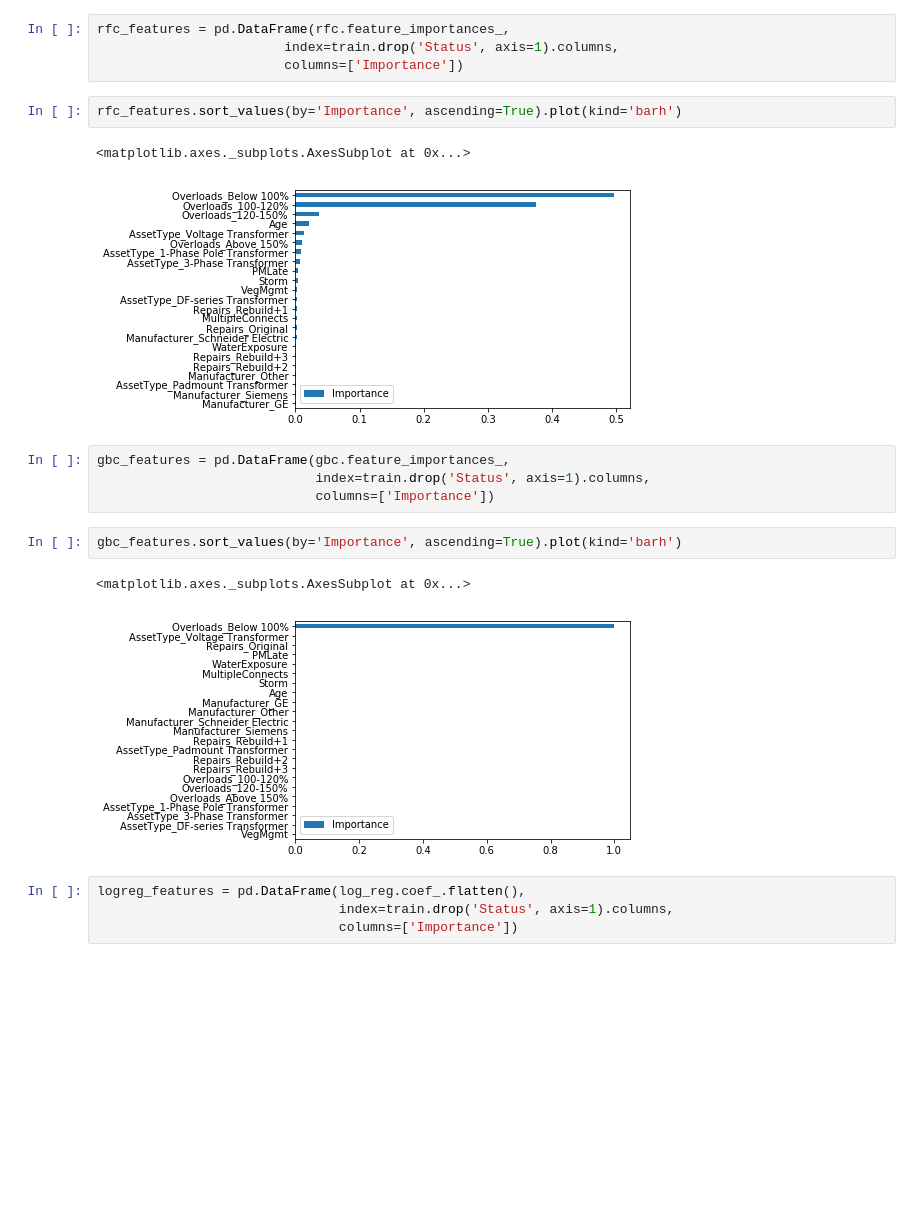
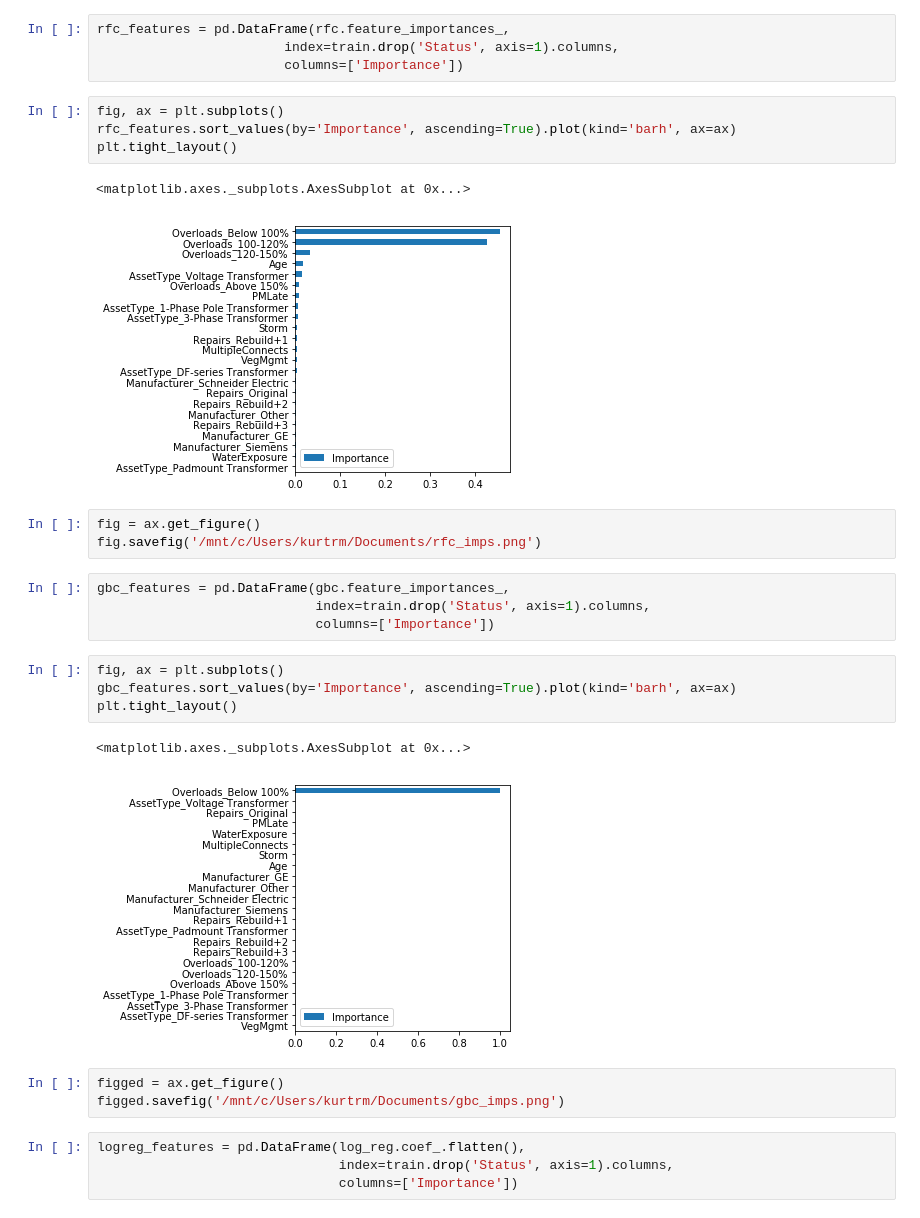
Before and after one commit to kurtrm/predicting_equipment_failure, a Jupyter notebook: notebooks/rigorous_modeling.ipynb, the cells around one changed output. Drawn from its saved outputs; the diff is of its cells as text; blank space fills up the shorter version.

```diff
--- a/notebooks/rigorous_modeling.ipynb
+++ b/notebooks/rigorous_modeling.ipynb
@@ -147,19 +145,29 @@ rfc_features = pd.DataFrame(rfc.feature_importances_,
                         index=train.drop('Status', axis=1).columns,
                         columns=['Importance'])
 # %%
-rfc_features.sort_values(by='Importance', ascending=True).plot(kind='barh')
+fig, ax = plt.subplots()
+rfc_features.sort_values(by='Importance', ascending=True).plot(kind='barh', ax=ax)
+plt.tight_layout()
 # %% [output]
 <matplotlib.axes._subplots.AxesSubplot at 0x...>
-[figure, old version]
+[figure, new version]
+# %%
+fig = ax.get_figure()
+fig.savefig('/mnt/c/Users/kurtrm/Documents/rfc_imps.png')
 # %%
 gbc_features = pd.DataFrame(gbc.feature_importances_,
                             index=train.drop('Status', axis=1).columns,
                             columns=['Importance'])
 # %%
-gbc_features.sort_values(by='Importance', ascending=True).plot(kind='barh')
+fig, ax = plt.subplots()
+gbc_features.sort_values(by='Importance', ascending=True).plot(kind='barh', ax=ax)
+plt.tight_layout()
 # %% [output]
 <matplotlib.axes._subplots.AxesSubplot at 0x...>
-[figure, old version]
+[figure, new version]
+# %%
+figged = ax.get_figure()
+figged.savefig('/mnt/c/Users/kurtrm/Documents/gbc_imps.png')
 # %%
 logreg_features = pd.DataFrame(log_reg.coef_.flatten(),
                                index=train.drop('Status', axis=1).columns,
```
Also changed, not shown: parts of 33 cells of this notebook, 4 other files.
